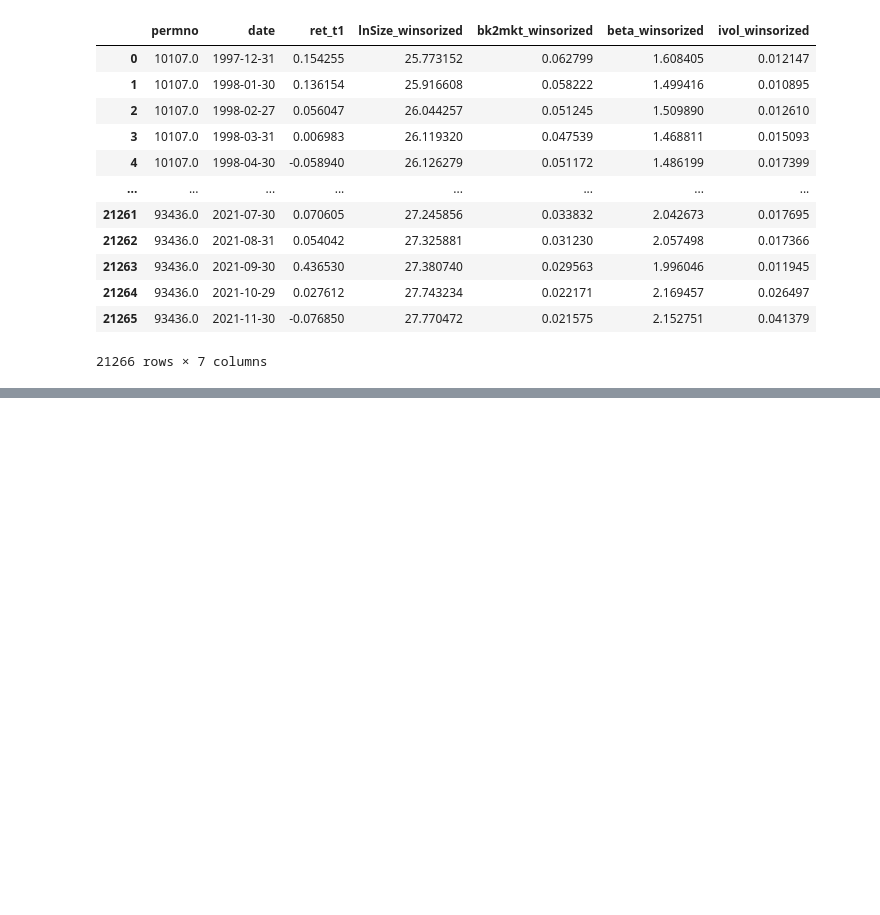
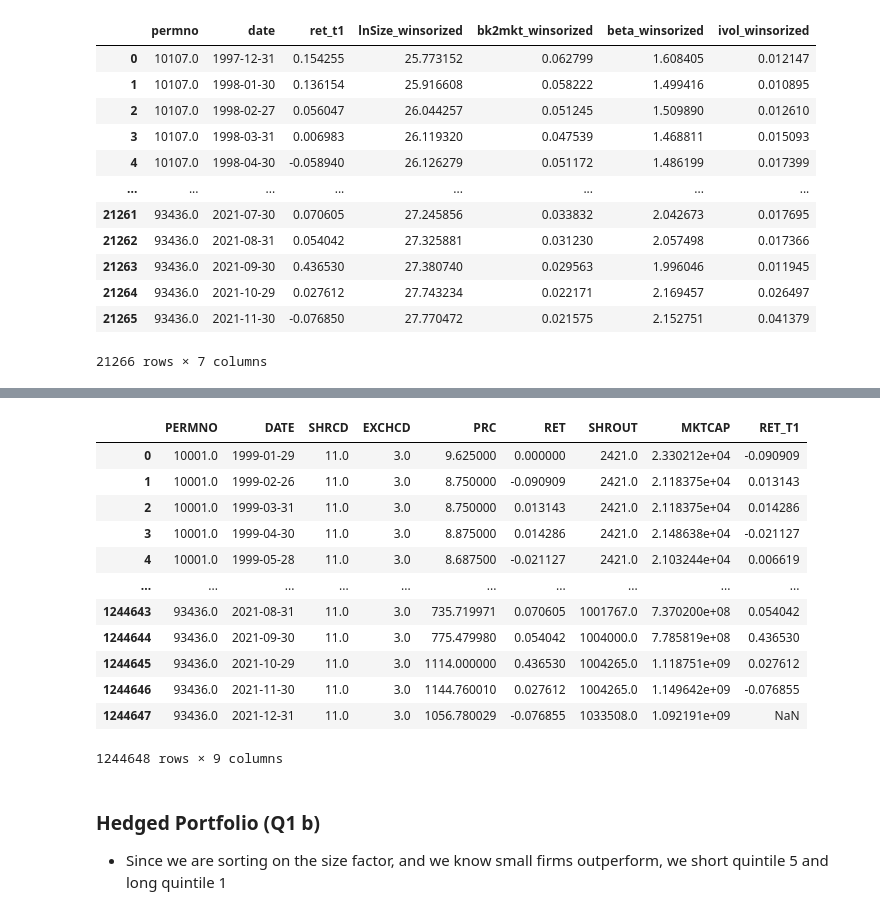
Before and after one commit to uWaterloo-CFM/CFM-301, a Jupyter notebook: Assignment 4/Assignment 4 - Code.ipynb, the cells around one changed output, grey strips where cells are left out. Cells and saved outputs as stored; diff of their text form; code cells hidden in the pictures; blank space fills up the shorter version.

```diff
--- a/Assignment 4/Assignment 4 - Code.ipynb
+++ b/Assignment 4/Assignment 4 - Code.ipynb
@@ -1212,0 +1252,19 @@ beta_df
+# %%
+crsp_all = pd.read_sas("crsp-all.sas7bdat", encoding = 'ISO-8859-1')
+crsp_all_filtered = None
+# %%
+# Data Cleaning
+# 1) Filter to EXCHCD is in 1 or 3 (remove AMEX)
+# 2) Filter to shrcd share class 10, 11, 12
+# 3) Update negative prices to be positive
+# 4) Drop Duplicates
+# 5) Drop NaN Values
+
+crsp_all_filtered = crsp_all[crsp_all["EXCHCD"].isin(set([1, 3]))]
+crsp_all_filtered = crsp_all_filtered[crsp_all_filtered["SHRCD"].isin(set([10, 11, 12]))]
+crsp_all_filtered["PRC"] = abs(crsp_all_filtered["PRC"])
+crsp_all_filtered.drop_duplicates(["PERMNO", "DATE"], inplace=True)
+crsp_all_filtered.dropna(inplace=True)
+crsp_all_filtered.reset_index(inplace=True)
+crsp_all_filtered.drop("index", axis=1, inplace=True)
+crsp_all_filtered
@@ -1212,0 +1285,26 @@ beta_df
+# %%
+permnos = set(crsp_all_filtered.PERMNO)
+
+# Firm Size
+crsp_all_filtered["MKTCAP"] = crsp_all_filtered["PRC"] * crsp_all_filtered["SHROUT"]
+
+# We'll now figure out t+1 returns
+for permno in permnos:
+    mask = crsp_all_filtered['PERMNO'] == permno
+    crsp_all_filtered.loc[mask, 'RET_T1'] = crsp_all_filtered.loc[mask, 'RET'].shift(-1)
+# %%
+crsp_all_filtered
+# %% [output]
+|  | PERMNO | DATE | SHRCD | EXCHCD | PRC | RET | SHROUT | MKTCAP | RET_T1 |
+| 0 | 10001.0 | 1999-01-29 | 11.0 | 3.0 | 9.625000 | 0.000000 | 2421.0 | 2.330212e+04 | -0.090909 |
+| 1 | 10001.0 | 1999-02-26 | 11.0 | 3.0 | 8.750000 | -0.090909 | 2421.0 | 2.118375e+04 | 0.013143 |
+| 2 | 10001.0 | 1999-03-31 | 11.0 | 3.0 | 8.750000 | 0.013143 | 2421.0 | 2.118375e+04 | 0.014286 |
+| 3 | 10001.0 | 1999-04-30 | 11.0 | 3.0 | 8.875000 | 0.014286 | 2421.0 | 2.148638e+04 | -0.021127 |
+| 4 | 10001.0 | 1999-05-28 | 11.0 | 3.0 | 8.687500 | -0.021127 | 2421.0 | 2.103244e+04 | 0.006619 |
+| ... | ... | ... | ... | ... | ... | ... | ... | ... | ... |
+| 1244643 | 93436.0 | 2021-08-31 | 11.0 | 3.0 | 735.719971 | 0.070605 | 1001767.0 | 7.370200e+08 | 0.054042 |
+| 1244644 | 93436.0 | 2021-09-30 | 11.0 | 3.0 | 775.479980 | 0.054042 | 1004000.0 | 7.785819e+08 | 0.436530 |
+| 1244645 | 93436.0 | 2021-10-29 | 11.0 | 3.0 | 1114.000000 | 0.436530 | 1004265.0 | 1.118751e+09 | 0.027612 |
+| 1244646 | 93436.0 | 2021-11-30 | 11.0 | 3.0 | 1144.760010 | 0.027612 | 1004265.0 | 1.149642e+09 | -0.076855 |
+| 1244647 | 93436.0 | 2021-12-31 | 11.0 | 3.0 | 1056.780029 | -0.076855 | 1033508.0 | 1.092191e+09 | NaN |
+1244648 rows × 9 columns
@@ -1212,0 +1347,3 @@ beta_df
+# %% [markdown]
+### Hedged Portfolio (Q1 b)
+- Since we are sorting on the size factor, and we know small firms outperform, we short quintile 5 and long quintile 1
```
Also changed, not shown: parts of 31 cells of this notebook, 2 other files.
